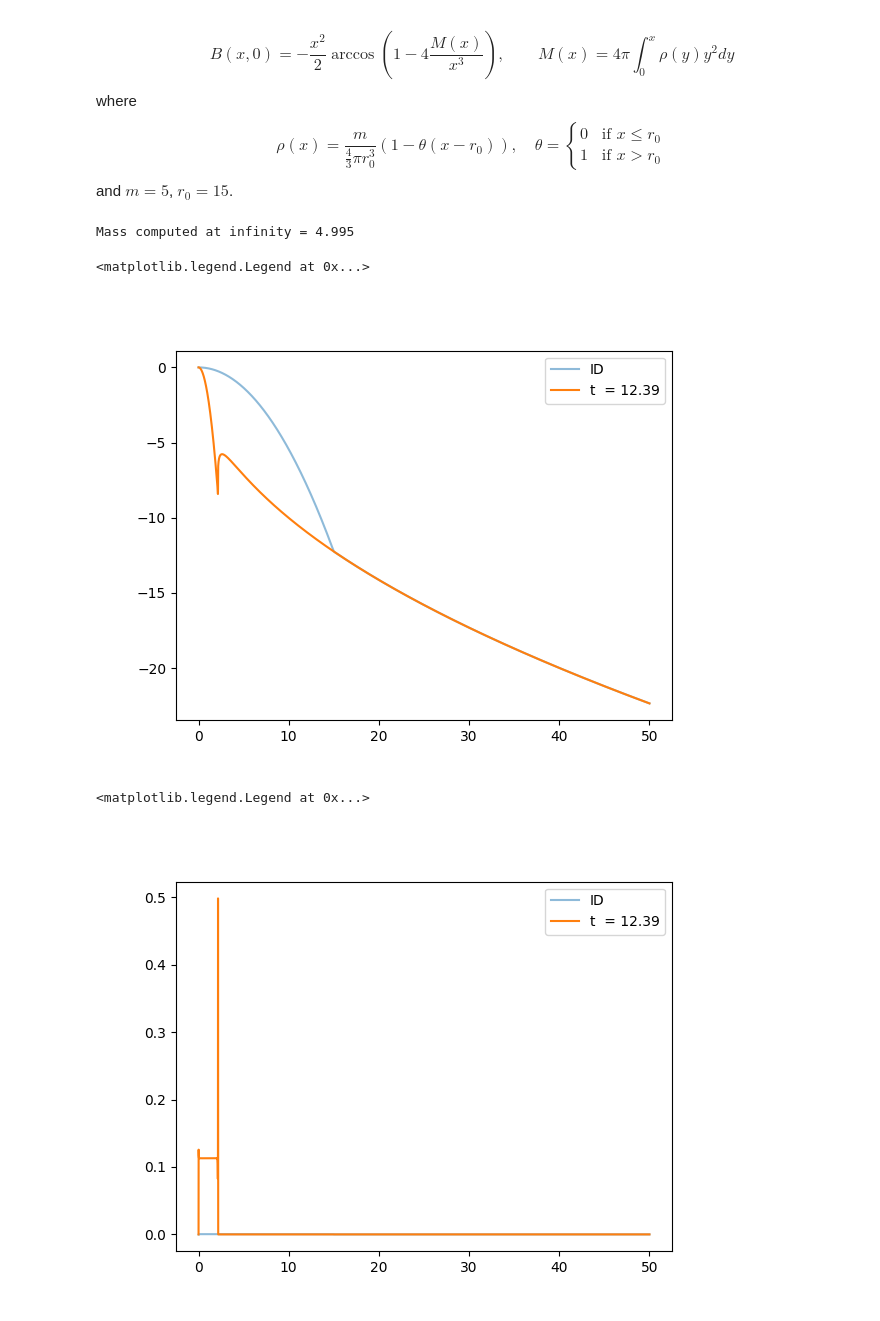
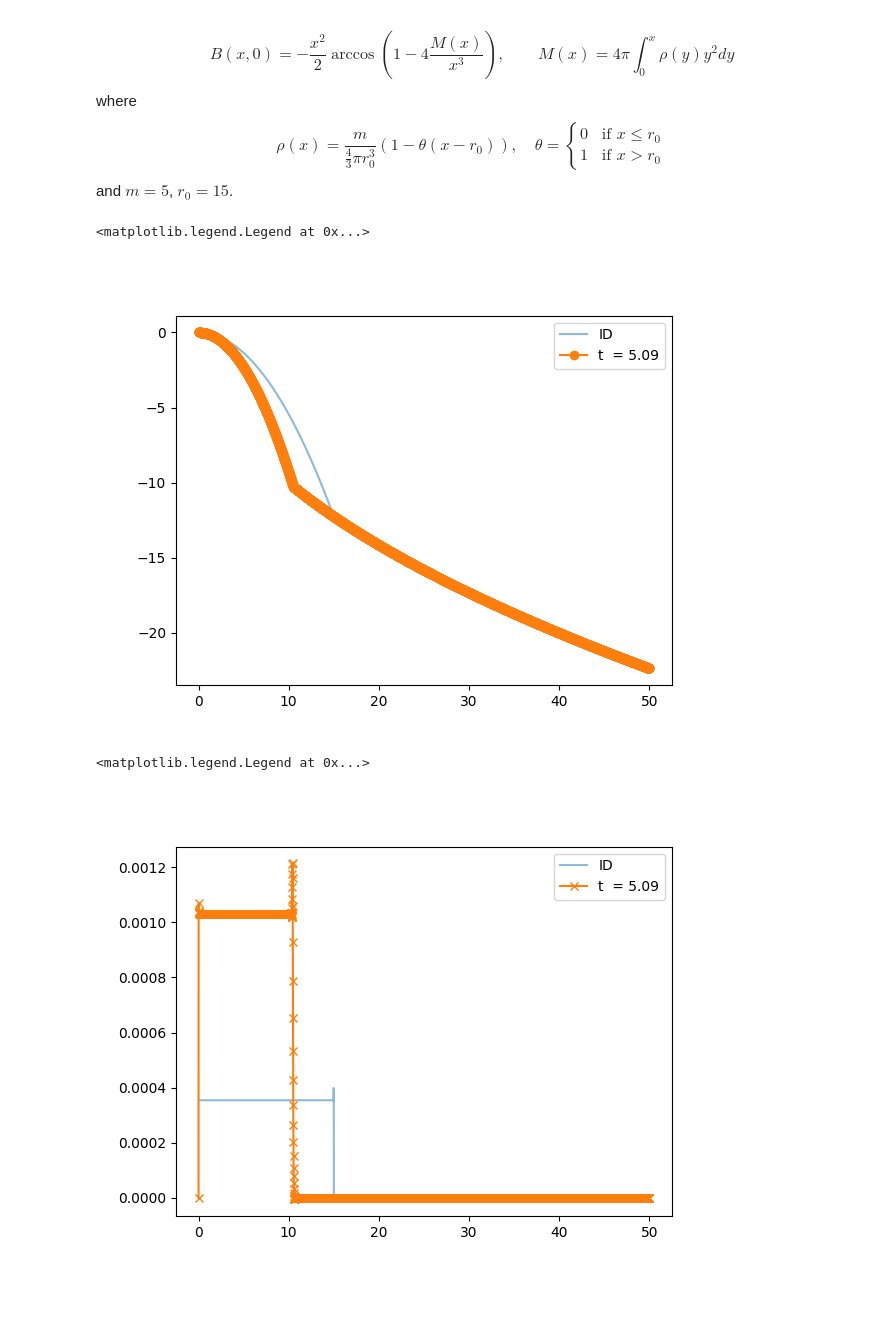
Before and after one commit to LoreCip/LQG-BH-Collapse, a Jupyter notebook: Notebooks/lqg_Beq.ipynb, the cells around one changed output. Drawn from its saved outputs; the diff is of its cells as text; code cells hidden in the pictures.

```diff
--- a/Notebooks/lqg_Beq.ipynb
+++ b/Notebooks/lqg_Beq.ipynb
@@ -45,22 +45,19 @@ def fp(u, x, h):
 #     f_x[2:-2] = (f[0:-4]-8*f[1:-3]+8*f[3:-1]-f[4:])/(12*h)
 #     return f_x
 # %%
-def initial_data(xs, m, r0):
+def initial_data(xs, m, r0, h):
 
-    rho = 3 * m * (1 - heaviside(xs, r0)) / (4 * np.pi * r0**3)
-    # rho = np.exp(-2*(xs-1.5*m)**2)/5 + np.exp(-4*(xs-3.5*m)**2)/10
-
-
-    M = 4*np.pi * cumulative_trapezoid(rho * xs*xs, xs, initial = 0)
-    print(f'Mass computed at infinity = {np.round(M[-1],3)}')
-
+    # rho = 3 * m * (1 - heaviside(xs, r0)) / (4 * np.pi * r0**3)
+    # M = 4*np.pi * cumulative_trapezoid(rho * xs*xs, xs, initial=0)
+    # print(f'Mass computed at infinity = {np.round(M[-1],3)}')
+    M = m * xs**3 / r0**3 * heaviside(r0 - xs) + m * heaviside(xs - r0)
     B0 = - 0.5 * xs*xs * np.arccos(1 - 4 * M / xs/xs/xs)
     # B0[0] = 0
     return B0
 
 @vectorize
-def heaviside(x, a):
-    if x <= a:
+def heaviside(x):
+    if x < 0:
         return 0
     else:
         return 1
@@ -370,7 +367,7 @@ r0 = 15
 
 xM = 50
 h = 1e-2
-N_it = 3000
+N_it = 1000
 
 if r == 2:
     nghost = 1
@@ -384,7 +381,7 @@ x_phys = xs[nghost:-nghost]
 
 # Initial Data
 u_p = np.zeros_like(xs)
-u_p[nghost:-nghost] = initial_data(x_phys, m, r0)
+u_p[nghost:-nghost] = initial_data(x_phys, m, r0, h)
 u_p = BC(u_p, nghost)
 
 
@@ -418,8 +415,6 @@ for i in tqdm(range(N_it)):
 
 Bs[:,1] = u[nghost:-nghost].copy()
 rhos[:,1] = (u_p[nghost:-nghost] - u[nghost:-nghost]) / (4*np.pi * dt * x_phys**2)
-# %% [output]
-Mass computed at infinity = 4.995
 # %%
 # def comp_der_loop(f, xs, h):
 #     f_x = np.zeros_like(f)
@@ -445,18 +440,18 @@ Mass computed at infinity = 4.995
 # %%
 fig = plt.figure()
 plt.plot(x_phys, Bs[:, 0], alpha = 0.5, label = 'ID')
-plt.plot(x_phys, Bs[:, 1], label = f't  = {np.round(t,2)}')
+plt.plot(x_phys, Bs[:, 1], 'o-',label = f't  = {np.round(t,2)}')
 plt.legend()
 # %% [output]
 <matplotlib.legend.Legend at 0x...>
-[figure, old version]
+[figure, new version]
 # %%
 fig = plt.figure()
-plt.plot(x_phys, rhos[:, 0],       alpha = 0.5, label = 'ID')
-plt.plot(x_phys, rhos[:, 1],       label = f't  = {np.round(t,2)}')
+plt.plot(x_phys[3:,], rhos[3:, 0],       alpha = 0.5, label = 'ID')
+plt.plot(x_phys, rhos[:, 1],  '-x',     label = f't  = {np.round(t,2)}')
 plt.legend()
 
 # plt.ylim(-1e-4, 8e-4)
 # %% [output]
 <matplotlib.legend.Legend at 0x...>
-[figure, old version]
+[figure, new version]
```
Also changed, not shown: parts of 1 cell of this notebook, 1 other file.
